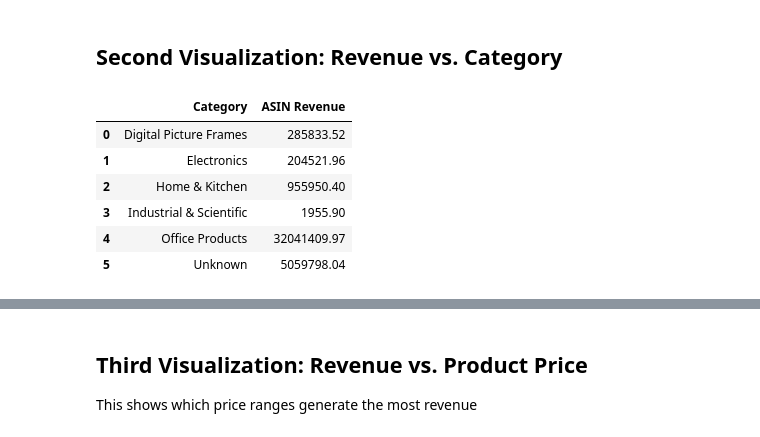
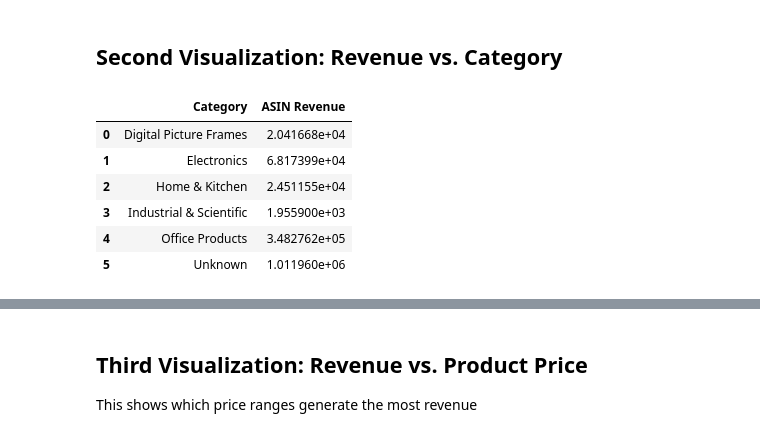
Before and after one commit to alayna302004/digital-calendar-amazon-e-commerce, a Jupyter notebook: digital_calendar_amazon_e_commerce_data_analysis.ipynb, the cells around one changed output, grey strips where cells are left out. Saved outputs shown, nothing was run; the diff lists cells and outputs as text; code cells hidden in the pictures.

```diff
--- a/digital_calendar_amazon_e_commerce_data_analysis.ipynb
+++ b/digital_calendar_amazon_e_commerce_data_analysis.ipynb
@@ -148,17 +148,17 @@ chart1.show()
 # %% [markdown]
 ## Second Visualization: Revenue vs. Category
 # %%
-# Group by 'Category' and sum 'ASIN Revenue'
-category_revenue = filtered_df.groupby('Category')['ASIN Revenue'].sum().reset_index()
+# Group by 'Category' and average 'ASIN Revenue'
+category_revenue = filtered_df.groupby('Category')['ASIN Revenue'].mean().reset_index()
 category_revenue
 # %% [output]
 |  | Category | ASIN Revenue |
-| 0 | Digital Picture Frames | 285833.52 |
-| 1 | Electronics | 204521.96 |
-| 2 | Home & Kitchen | 955950.40 |
-| 3 | Industrial & Scientific | 1955.90 |
-| 4 | Office Products | 32041409.97 |
-| 5 | Unknown | 5059798.04 |
+| 0 | Digital Picture Frames | 2.041668e+04 |
+| 1 | Electronics | 6.817399e+04 |
+| 2 | Home & Kitchen | 2.451155e+04 |
+| 3 | Industrial & Scientific | 1.955900e+03 |
+| 4 | Office Products | 3.482762e+05 |
+| 5 | Unknown | 1.011960e+06 |
 # %%
 chart2 = alt.Chart(category_revenue).mark_bar().encode(
     x=alt.X('Category', sort='-y'),
```
Also changed, not shown: parts of 19 cells of this notebook.
